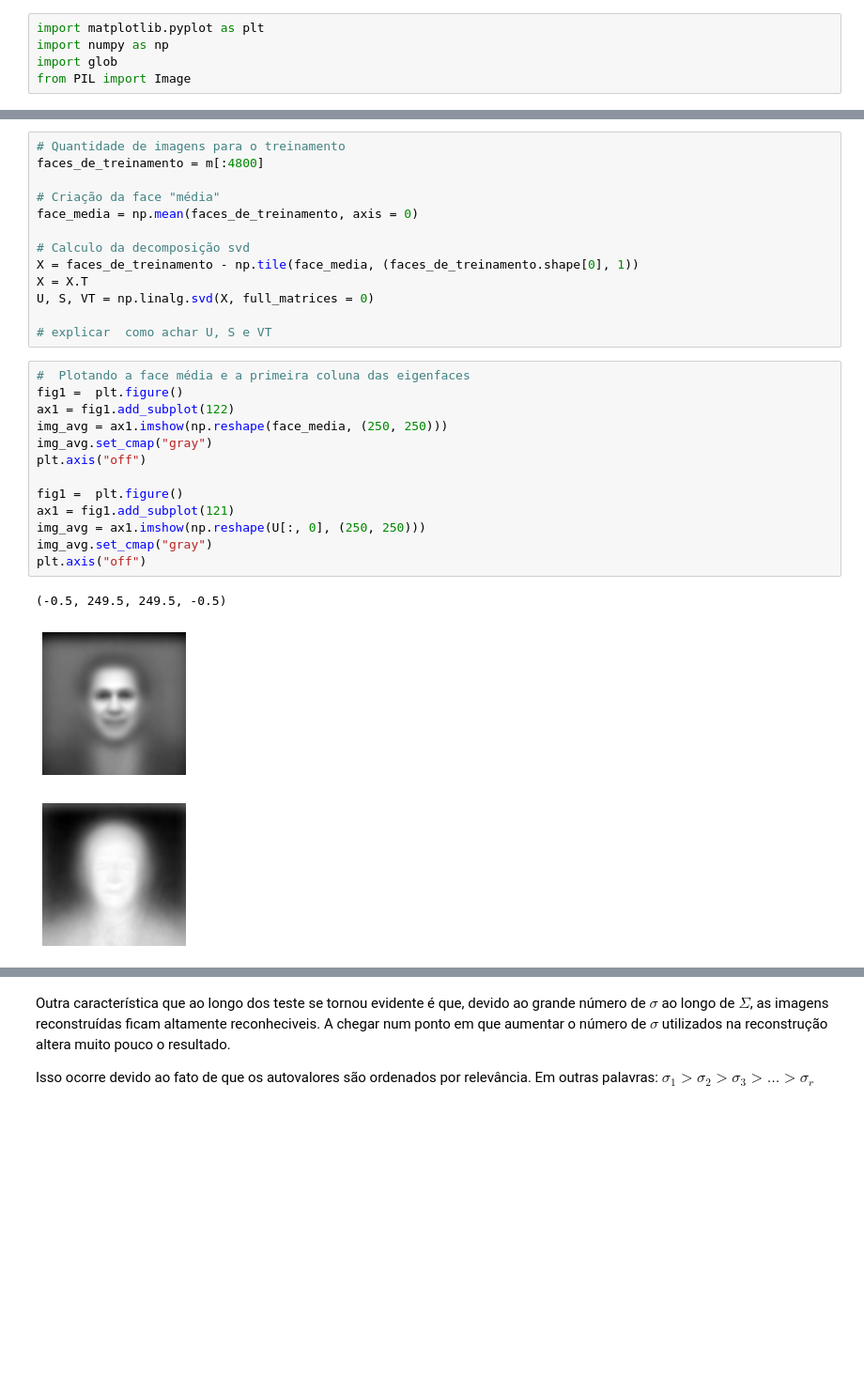
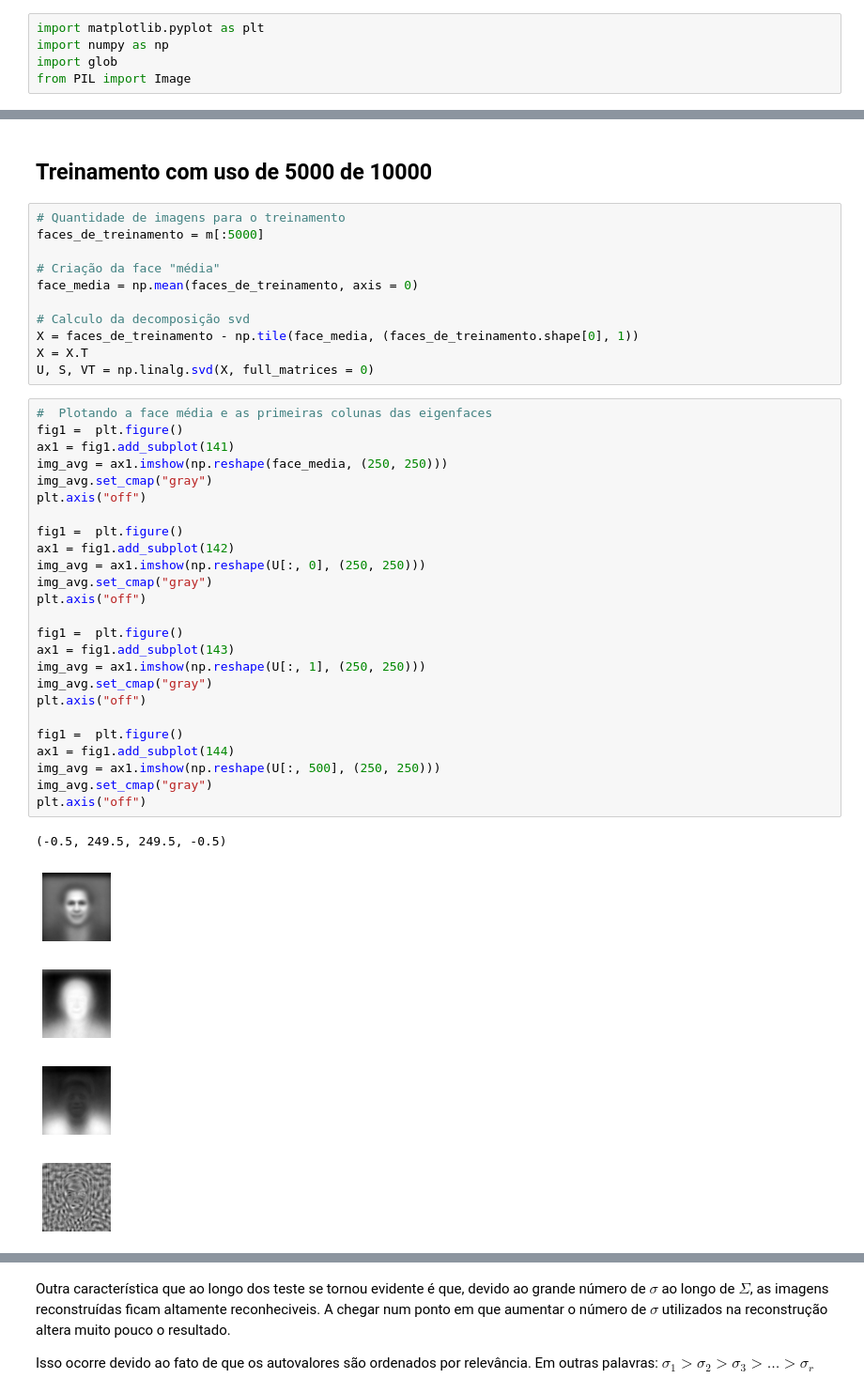
Before and after one commit to EsquiloTorto/Eigenfaces-study-case, a Jupyter notebook: eigenfaces_teste.ipynb, the cells around one changed output, grey strips where cells are left out. Shown at 94% size. Saved outputs shown, nothing was run; the diff lists cells and outputs as text; blank space fills up the shorter version.

```diff
--- a/eigenfaces_teste.ipynb
+++ b/eigenfaces_teste.ipynb
@@ -65,6 +75,8 @@ Após feita a decomposição SVD, obtemos três matrizes:
+# %% [markdown]
+<h2>Treinamento com uso de 5000 de 10000</h2>
 # %%
 # Quantidade de imagens para o treinamento
-faces_de_treinamento = m[:4800]
+faces_de_treinamento = m[:5000]
 
 # Criação da face "média"
 face_media = np.mean(faces_de_treinamento, axis = 0)
@@ -73,22 +85,34 @@ face_media = np.mean(faces_de_treinamento, axis = 0)
 X = faces_de_treinamento - np.tile(face_media, (faces_de_treinamento.shape[0], 1))
 X = X.T
 U, S, VT = np.linalg.svd(X, full_matrices = 0)
-
-# explicar  como achar U, S e VT
 # %%
-#  Plotando a face média e a primeira coluna das eigenfaces
+#  Plotando a face média e as primeiras colunas das eigenfaces
 fig1 =  plt.figure()
-ax1 = fig1.add_subplot(122)
+ax1 = fig1.add_subplot(141)
 img_avg = ax1.imshow(np.reshape(face_media, (250, 250)))
 img_avg.set_cmap("gray")
 plt.axis("off")
 
 fig1 =  plt.figure()
-ax1 = fig1.add_subplot(121)
+ax1 = fig1.add_subplot(142)
 img_avg = ax1.imshow(np.reshape(U[:, 0], (250, 250)))
 img_avg.set_cmap("gray")
 plt.axis("off")
+
+fig1 =  plt.figure()
+ax1 = fig1.add_subplot(143)
+img_avg = ax1.imshow(np.reshape(U[:, 1], (250, 250)))
+img_avg.set_cmap("gray")
+plt.axis("off")
+
+fig1 =  plt.figure()
+ax1 = fig1.add_subplot(144)
+img_avg = ax1.imshow(np.reshape(U[:, 500], (250, 250)))
+img_avg.set_cmap("gray")
+plt.axis("off")
 # %% [output]
 (-0.5, 249.5, 249.5, -0.5)
-[figure, old version]
+[figure, new version]
-[figure, old version]
+[figure, new version]
+[figure, added]
+[figure, added]
```
Also changed, not shown: parts of 15 cells of this notebook, 5 other files.
